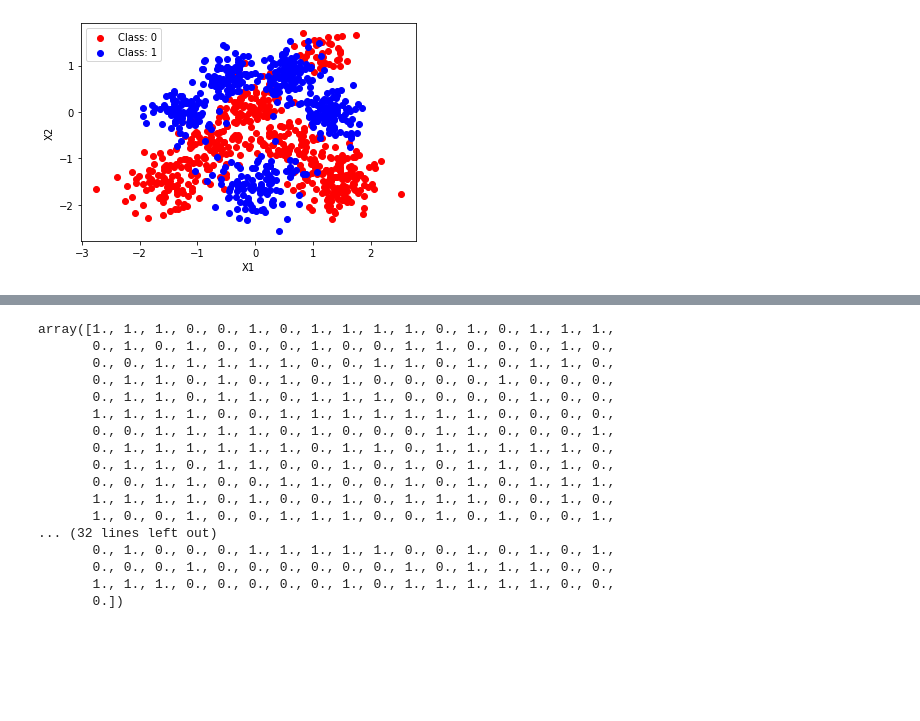
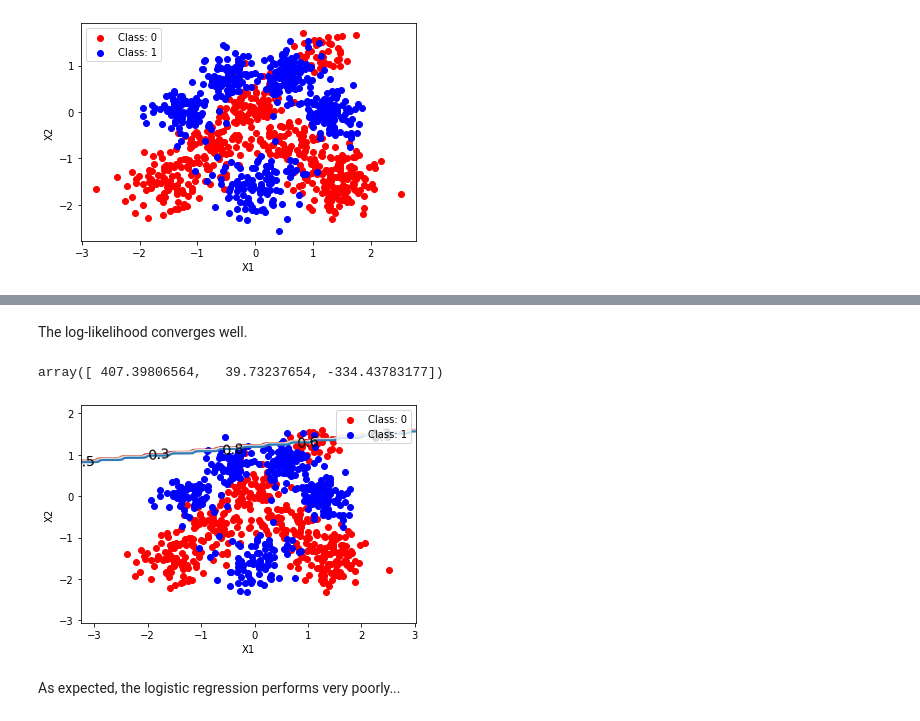
Before and after one commit to jj2249/binary-classifier, a Jupyter notebook: classifier.ipynb, the cells around one changed output, grey strips where cells are left out. Saved outputs shown, nothing was run; the diff lists cells and outputs as text; code cells hidden in the pictures; blank space fills up the shorter version.

```diff
--- a/classifier.ipynb
+++ b/classifier.ipynb
@@ -87,20 +134,25 @@ array([1., 1., 1., 1., 1., 1., 1., 1., 1., 1., 1., 1., 1., 1., 1., 1., 1.,
-# %%
-Y_train
-# %% [output]
-array([1., 1., 1., 0., 0., 1., 0., 1., 1., 1., 1., 0., 1., 0., 1., 1., 1.,
-       0., 1., 0., 1., 0., 0., 0., 1., 0., 0., 1., 1., 0., 0., 0., 1., 0.,
-       0., 0., 1., 1., 1., 1., 1., 0., 0., 1., 1., 0., 1., 0., 1., 1., 0.,
-       0., 1., 1., 0., 1., 0., 1., 0., 1., 0., 0., 0., 0., 1., 0., 0., 0.,
-       0., 1., 1., 0., 1., 1., 0., 1., 1., 1., 0., 0., 0., 0., 1., 0., 0.,
-       1., 1., 1., 1., 0., 0., 1., 1., 1., 1., 1., 1., 1., 0., 0., 0., 0.,
-       0., 0., 1., 1., 1., 1., 0., 1., 0., 0., 0., 1., 1., 0., 0., 0., 1.,
-       0., 1., 1., 1., 1., 1., 1., 0., 1., 1., 0., 1., 1., 1., 1., 1., 0.,
-       0., 1., 1., 0., 1., 1., 0., 0., 1., 0., 1., 0., 1., 1., 0., 1., 0.,
-       0., 0., 1., 1., 0., 0., 1., 1., 0., 0., 1., 0., 1., 0., 1., 1., 1.,
-       1., 1., 1., 1., 0., 1., 0., 0., 1., 0., 1., 1., 1., 0., 0., 1., 0.,
-       1., 0., 0., 1., 0., 0., 1., 1., 1., 0., 0., 1., 0., 1., 0., 0., 1.,
-... (32 lines left out)
-       0., 1., 0., 0., 0., 1., 1., 1., 1., 1., 0., 0., 1., 0., 1., 0., 1.,
-       0., 0., 0., 1., 0., 0., 0., 0., 0., 0., 1., 0., 1., 1., 1., 0., 0.,
-       1., 1., 1., 0., 0., 0., 0., 0., 1., 0., 1., 1., 1., 1., 1., 0., 0.,
-       0.])
+# %% [markdown]
+The log-likelihood converges well.
+# %%
+beta
+# %% [output]
+array([ 407.39806564,   39.73237654, -334.43783177])
+# %%
+def plot_predictive_distribution(x_tilde, y, betas, map_inputs = lambda x : x):
+    plot_classes_2D(x_tilde[:,1:], y, colours)
+    x_min, x_max = X[ :, 0 ].min() - .5, X[ :, 0 ].max() + .5
+    y_min, y_max = X[ :, 1 ].min() - .5, X[ :, 1 ].max() + .5
+    xx, yy = np.meshgrid(np.linspace(x_min, x_max, 100), np.linspace(y_min, y_max, 100))
+    ax = plt.gca()
+    new_x_tilde = create_X_tilde(map_inputs(np.concatenate((xx.ravel().reshape((-1, 1)), yy.ravel().reshape((-1, 1))), 1)))
+    Z = logistic(np.dot(new_x_tilde, betas))
+    Z = Z.reshape(xx.shape)
+    cs2 = ax.contour(xx, yy, Z, cmap = 'RdBu', linewidths = 2)
+    plt.clabel(cs2, fmt = '%2.1f', colors = 'k', fontsize = 14)
+    plt.show()
+# %%
+plot_predictive_distribution(X_tilde_train, Y_train, beta)
+# %% [output]
+[figure, added]
+# %% [markdown]
+As expected, the logistic regression performs very poorly...
```
Also changed, not shown: parts of 16 cells of this notebook.
